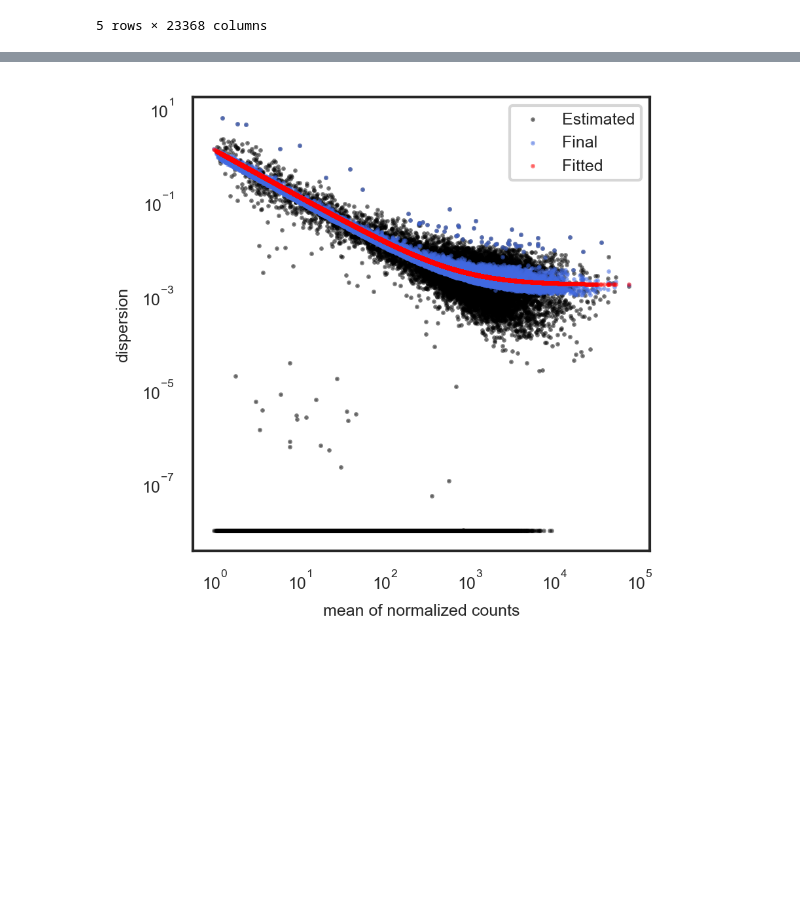
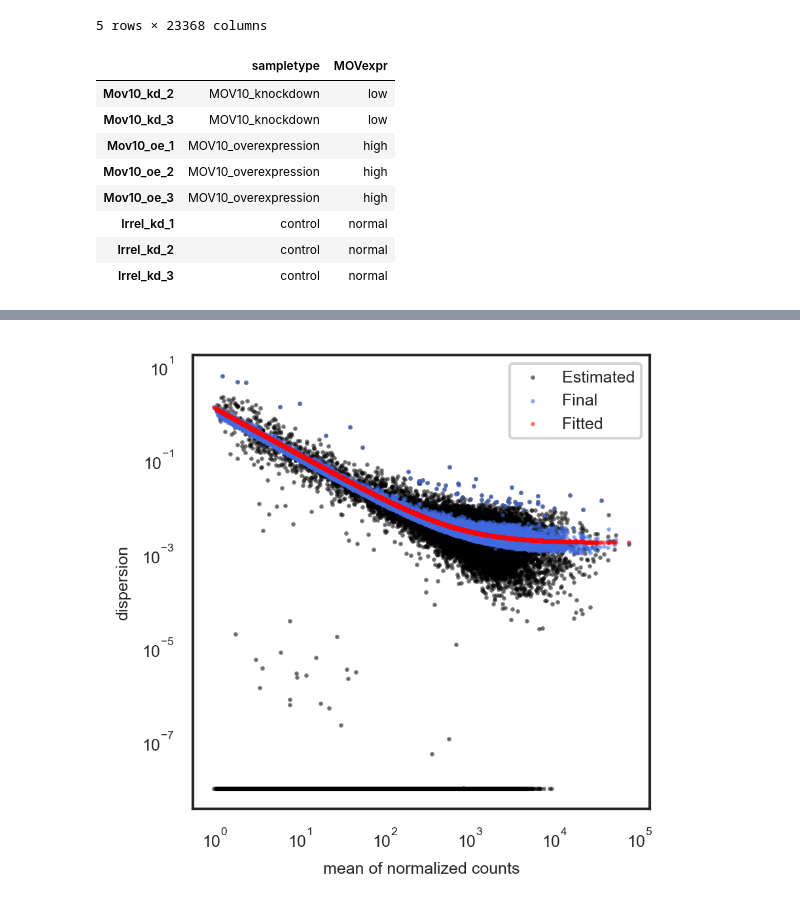
Before and after one commit to emmcauley/bioinformatics_scripting, a Jupyter notebook: python/pydeseq2_testing/PyDESeq2_validation.ipynb, the cells around one changed output, grey strips where cells are left out. Saved outputs shown, nothing was run; the diff lists cells and outputs as text; code cells hidden in the pictures; blank space fills up the shorter version.

```diff
--- a/python/pydeseq2_testing/PyDESeq2_validation.ipynb
+++ b/python/pydeseq2_testing/PyDESeq2_validation.ipynb
@@ -91,6 +91,18 @@ counts.head()
 # %%
 genes_to_keep = counts.columns[counts.sum(axis=0) >= 10]
 counts = counts[genes_to_keep]
+# %%
+meta
+# %% [output]
+|  | sampletype | MOVexpr |
+| Mov10_kd_2 | MOV10_knockdown | low |
+| Mov10_kd_3 | MOV10_knockdown | low |
+| Mov10_oe_1 | MOV10_overexpression | high |
+| Mov10_oe_2 | MOV10_overexpression | high |
+| Mov10_oe_3 | MOV10_overexpression | high |
+| Irrel_kd_1 | control | normal |
+| Irrel_kd_2 | control | normal |
+| Irrel_kd_3 | control | normal |
 # %%
 #R
 #dds <- DESeqDataSetFromMatrix(countData = data, colData = meta, design = ~ sampletype)
```
Also changed, not shown: parts of 11 cells of this notebook.
